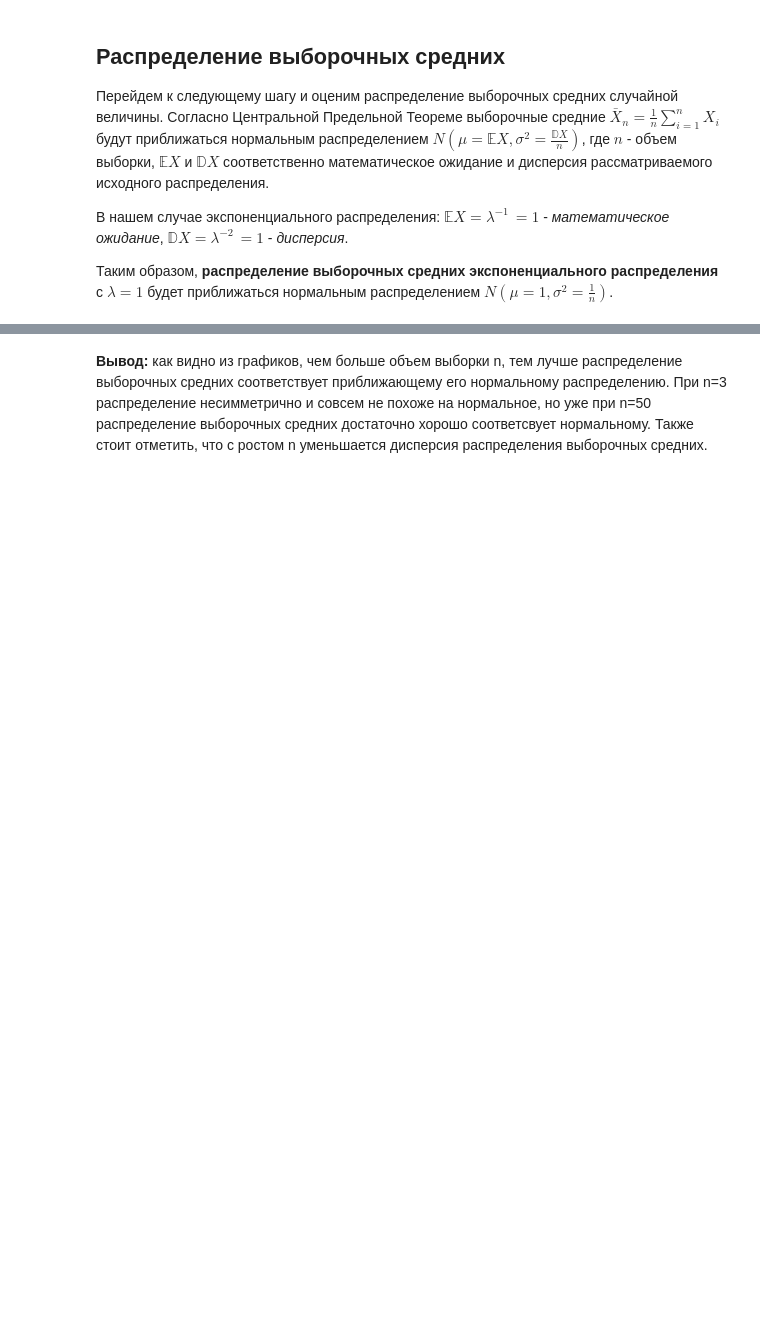
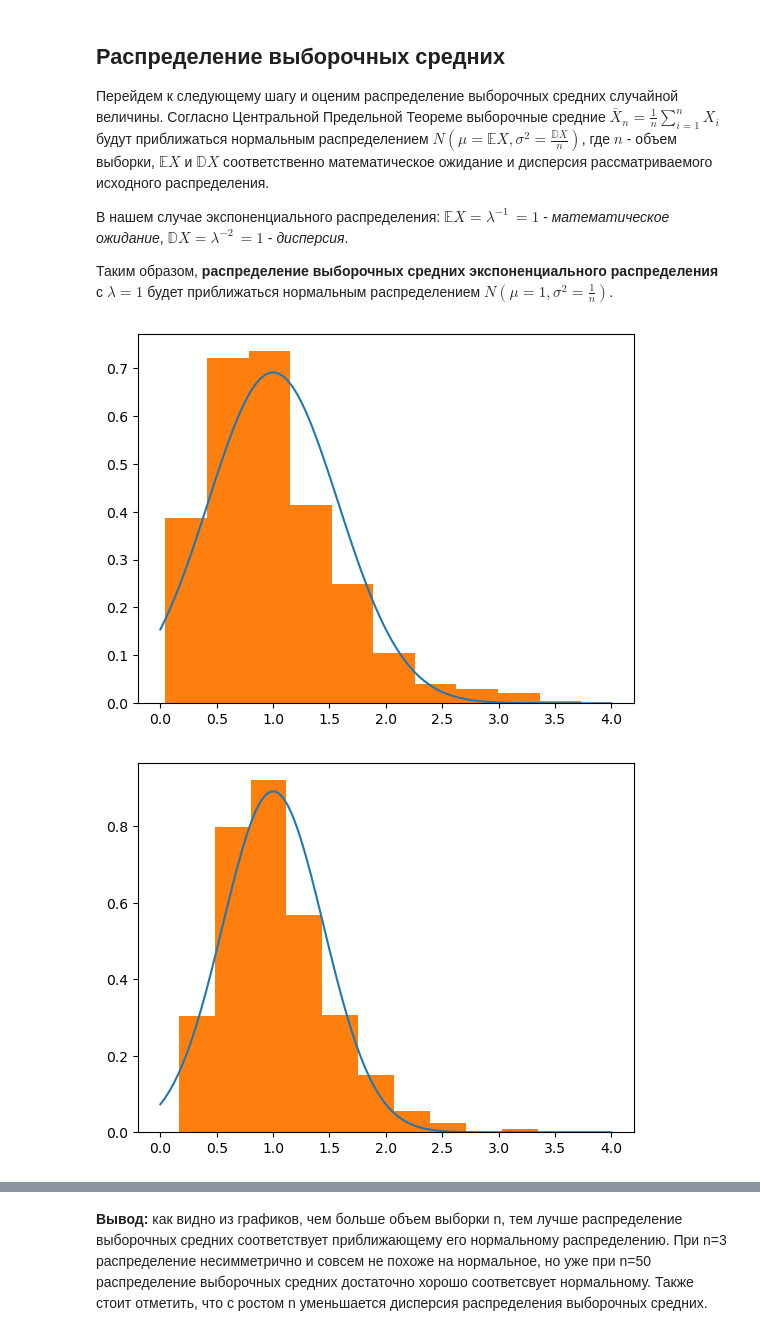
Before and after one commit to Erygfry/DataScience_HW, a Jupyter notebook: HW_1/Центральная предельная теорема своими руками.ipynb, the cells around one changed output, grey strips where cells are left out. Saved outputs shown, nothing was run; the diff lists cells and outputs as text; code cells hidden in the pictures; blank space fills up the shorter version.

```diff
--- a/HW_1/Центральная предельная теорема своими руками.ipynb
+++ b/HW_1/Центральная предельная теорема своими руками.ipynb
@@ -51,7 +57,10 @@ def generate_pdf(n):
     means = []
     for _ in range(1000):
         # выборку генерировали выше, нужно подумать как теперь генерировать выборочные средние
+        sample = sts.expon().rvs(n)
+        means.append(np.mean(sample))
 
+    means = np.array(means)
     # расчитаем теоритеческую плотность вероятности (pdf - probability density function) для нормального распределения
     mu = 1 # theoretical expectation
     sigma = (1./n) ** 0.5 # theoretical sigma
@@ -61,6 +70,16 @@ def generate_pdf(n):
 
     # построим гистограмму выборочных средних и наложим на нее теоретическую
     # оценку плотности вероятности нормального распределения
+    plt.plot(x, pdf)
+    plt.hist(means, density = True)
+    plt.show()
 # %%
 # построим гистограммы распределений выборочных средних и приближающих их нормальных распределений
 # при различных объемах выборок n = [3, 5, 10, 50, 200]
+
+n = [3, 5, 10, 50, 200]
+for i in range(len(n)):
+    generate_pdf(n[i])
+# %% [output]
+[figure, added]
+[figure, added]
```
Also changed, not shown: parts of 2 cells of this notebook.
